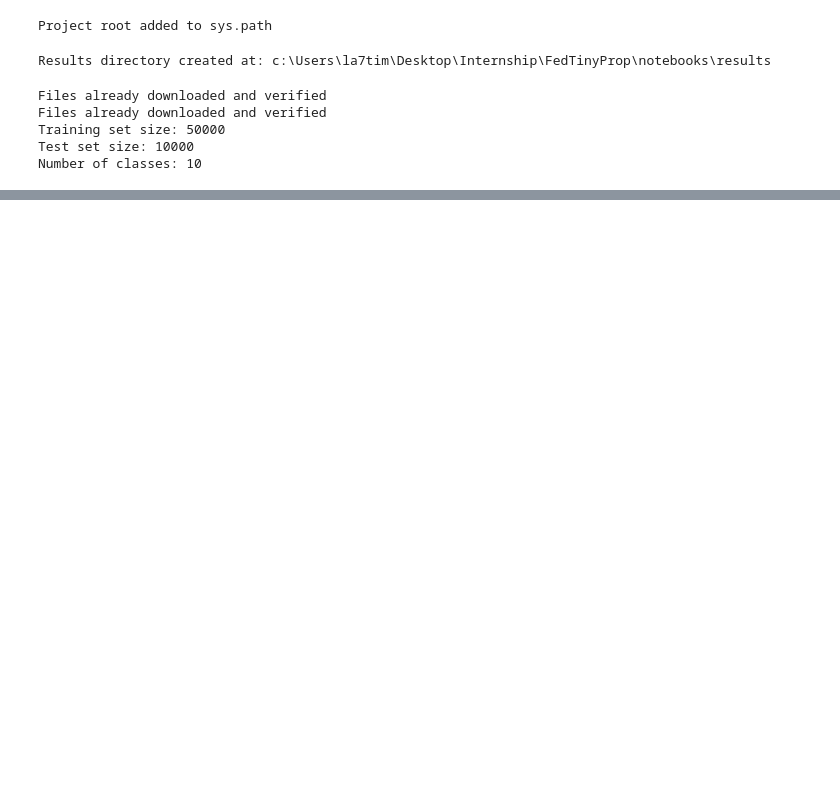
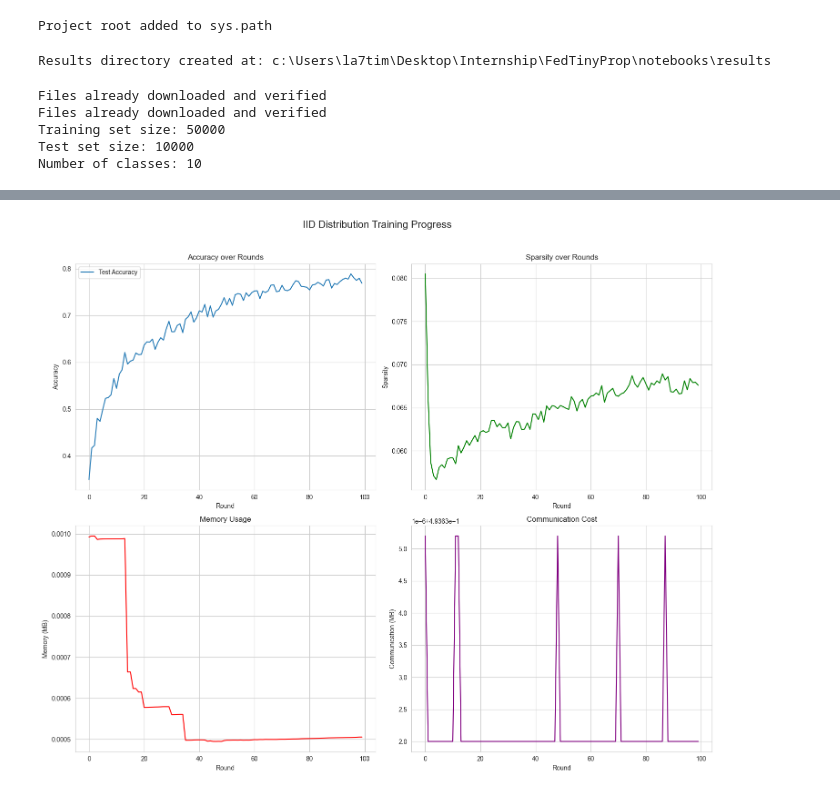
Before and after one commit to hatrigui/FedTinyProp, a Jupyter notebook: notebooks/test_cifar10.ipynb, the cells around one changed output, grey strips where cells are left out. Cells and saved outputs as stored; diff of their text form; code cells hidden in the pictures; blank space fills up the shorter version.

Commit message:
new tests

```diff
--- a/notebooks/test_cifar10.ipynb
+++ b/notebooks/test_cifar10.ipynb
@@ -28,15 +29,21 @@ print("Results directory created at:", os.path.abspath("results"))
 # %% [output]
 Results directory created at: c:\Users\la7tim\Desktop\Internship\FedTinyProp\notebooks\results
 # %%
-# Define transforms
-transform = transforms.Compose([
+import torchvision
+transform_train = transforms.Compose([
+    transforms.RandomHorizontalFlip(),
+    transforms.RandomCrop(32, padding=4),
+    transforms.ToTensor(),
+    transforms.Normalize((0.4914, 0.4822, 0.4465), (0.2023, 0.1994, 0.2010))
+])
+transform_test = transforms.Compose([
     transforms.ToTensor(),
     transforms.Normalize((0.4914, 0.4822, 0.4465), (0.2023, 0.1994, 0.2010))
 ])
 
 # Load CIFAR-10
-trainset = torchvision.datasets.CIFAR10(root='./data', train=True, download=True, transform=transform)
-testset = torchvision.datasets.CIFAR10(root='./data', train=False, download=True, transform=transform)
+trainset = torchvision.datasets.CIFAR10(root='./data', train=True, download=True, transform=transform_train)
+testset = torchvision.datasets.CIFAR10(root='./data', train=False, download=True, transform=transform_test)
 
 # Print dataset info
 print(f"Training set size: {len(trainset)}")
@@ -109,7 +116,7 @@ def train_and_analyze_partition(partition_name, client_datasets, tinyprop_params
         local_epochs=1,
         early_stopping_patience=100,
         early_stopping_delta=0.001,
-        csv_log_path=f'results/cifar10_{partition_name}_training_log.csv',
+        csv_log_path=f'results/1cifar10_{partition_name}_training_log.csv',
         initial_sparsity=tinyprop_params.S_min,
         target_sparsity=tinyprop_params.S_max,
         energy_budget=1000
@@ -157,0 +158,64 @@ KeyboardInterrupt:
+# %%
+import pandas as pd
+import matplotlib.pyplot as plt
+import seaborn as sns
+from utils.visualization import (
+    plot_training_metrics,
+    plot_efficiency_metrics,
+    plot_hardware_profile,
+    plot_convergence_analysis
+)
+
+
+csv_paths = {
+    'IID': 'results/1cifar10_dirichlet_iid_training_log.csv',
+    'Non-IID': 'results/1cifar10_dirichlet_noniid_training_log.csv',
+    'Medium': 'results/1cifar10_dirichlet_medium_training_log.csv'
+}
+
+for partition, path in csv_paths.items():
+    try:
+        df = pd.read_csv(path)
+        print(f"Found {partition} results at {path}")
+    except FileNotFoundError:
+        print(f"Warning: Could not find {partition} results at {path}")
+
+for partition, path in csv_paths.items():
+    try:
+        df = pd.read_csv(path)
+        history = {
+            'accuracy': df['accuracy'].values,
+            'sparsity': df['sparsity'].values,
+            'memory_bytes': df['memory_bytes'].values,
+            'communication_bytes': df['communication_bytes'].values,
+            'flops': df['flops'].values
+        }
+        plot_training_metrics(history, title_prefix=f"{partition} Distribution")
+        plot_efficiency_metrics(history)
+        plot_hardware_profile(history)
+        plot_convergence_analysis(history)
+    except Exception as e:
+        print(f"Error plotting {partition} results: {e}")
+
+
+summary_stats = {}
+for partition, path in csv_paths.items():
+    try:
+        df = pd.read_csv(path)
+        summary_stats[partition] = {
+            'Final Accuracy': df['accuracy'].iloc[-1],
+            'Max Accuracy': df['accuracy'].max(),
+            'Average Memory (MB)': df['memory_bytes'].mean() / 1e6,
+            'Average Communication (MB)': df['communication_bytes'].mean() / 1e6,
+            'Average FLOPS (MFLOPS)': df['flops'].mean() / 1e6,
+            'Final Sparsity': df['sparsity'].iloc[-1],
+            'Compression Ratio': 1 / (1 - df['sparsity'].iloc[-1]),
+            'Effective Compute Ratio': (1 - df['sparsity'].iloc[-1]) * df['flops'].iloc[-1] / df['flops'].iloc[0]
+        }
+    except Exception as e:
+        print(f"Error calculating statistics for {partition}: {e}")
+
+summary_df = pd.DataFrame(summary_stats).T
+print("\nSummary Statistics:")
+print(summary_df)
+# %% [output]
@@ -157,0 +225 @@ KeyboardInterrupt:
+[figure, added]
```
Also changed, not shown: parts of 4 cells of this notebook, 2 other files.
